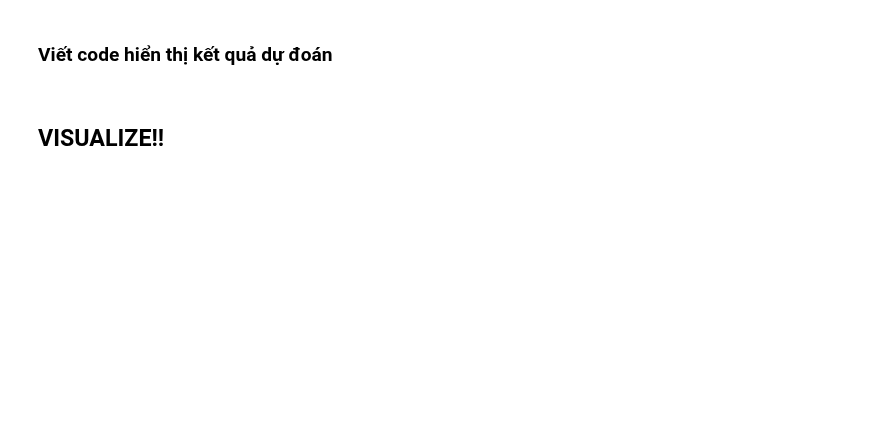
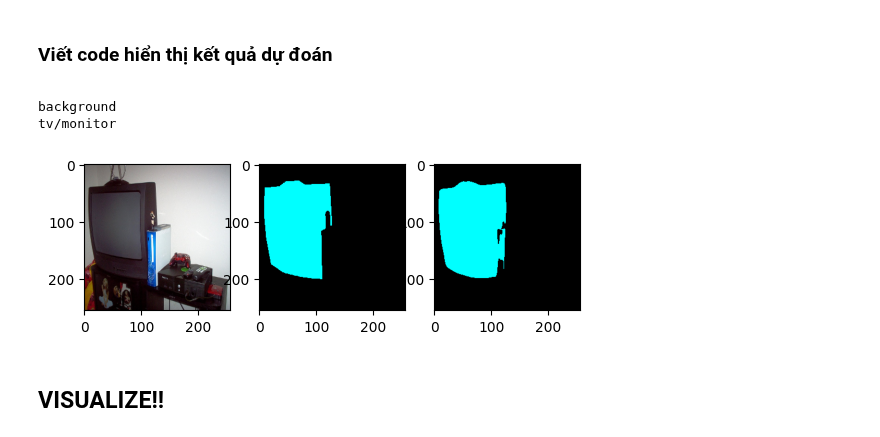
Before and after one commit to Coder0469/Do-an-1, a Jupyter notebook: Week4/Unet_Pascal_VOC_2012.ipynb, the cells around one changed output. Saved outputs shown, nothing was run; the diff lists cells and outputs as text; code cells hidden in the pictures; blank space fills up the shorter version.

```diff
--- a/Week4/Unet_Pascal_VOC_2012.ipynb
+++ b/Week4/Unet_Pascal_VOC_2012.ipynb
@@ -419,6 +412,8 @@ device = torch.device("cuda" if torch.cuda.is_available() else "cpu")
 #load data
 batch_size = 16
 n_workers = os.cpu_count()
+if n_workers > 24:
+    n_workers = 24
 print("num_workers =", n_workers)
 trainloader = torch.utils.data.DataLoader(train_dataset, batch_size=batch_size,
                                           shuffle=True, num_workers=n_workers)
@@ -510,19 +493,17 @@ EP 12, train loss = 0.6445170898255104, accuracy = 0.8128472208325329, IoU = 0.1
 # %%
 acc_meter = AverageMeter()
-train_loss_meter = AverageMeter()
+test_loss_meter = AverageMeter()
 dice_meter = AverageMeter()
 iou_meter = AverageMeter()
 model.eval()
 
-for batch_id, (x, y) in enumerate(tqdm(trainloader), start=1):
-    optimizer.zero_grad()
+for batch_id, (x, y) in enumerate(tqdm(testloader), start=1):
     n = x.shape[0]
     x = x.to(device).float()
     y = y.to(device).long()
     y_hat = model(x) #(B, C, H, W)
     loss = criterion(y_hat, y) #(B, C, H, W) >< (B, H, W)
-    loss.backward()
-    optimizer.step()
+
 
     with torch.no_grad():
         y_hat_mask = y_hat.argmax(dim=1).squeeze() # (B, C, H, W) -> (B, 1, H, W) -> (B, H, W)
@@ -530,12 +511,12 @@ for batch_id, (x, y) in enumerate(tqdm(trainloader), start=1):
         iou_score = iou_fn(y_hat_mask, y.long())
         accuracy = accuracy_function(y_hat_mask, y.long())
 
-        train_loss_meter.update(loss.item(), n)
+        test_loss_meter.update(loss.item(), n)
         iou_meter.update(iou_score.item(), n)
         dice_meter.update(dice_score.item(), n)
         acc_meter.update(accuracy.item(), n)
 
-print("EP {}, train loss = {}, accuracy = {}, IoU = {}, dice = {}".format(
-    ep, train_loss_meter.avg, acc_meter.avg, iou_meter.avg, dice_meter.avg
+print("test loss = {}, accuracy = {}, IoU = {}, dice = {}".format(
+    test_loss_meter.avg, acc_meter.avg, iou_meter.avg, dice_meter.avg
 ))
 # %% [output]
@@ -544,5 +525,32 @@ EP 60, train loss = 0.11979698577050954, accuracy = 0.9587216611768379, IoU = 0.
 <div class="markdown-google-sans">
   <h3>Viết code hiển thị kết quả dự đoán</h3>
 </div>
+# %%
+#predict
+import random
+id = random.randint(0,val_dataset.__len__())
+with torch.no_grad():
+    model.eval()
+    x, y = val_dataset.__getitem__(id)
+    y_predict = model(x.unsqueeze(0).to(device)).argmax(dim=1).squeeze().cpu().numpy()
+    for i in np.unique(y_predict).tolist():
+        print(VOC_CLASSES[i])
+    color_mask_predict = np.zeros((*y_predict.shape, 3))
+    for i, color in enumerate(VOC_COLORMAP):
+        color_mask_predict[y_predict==i] = np.array(color)
+    color_mask = np.zeros((*y_predict.shape, 3))
+    for i, color in enumerate(VOC_COLORMAP):
+        color_mask[y==i] = np.array(color)
+    plt.subplot(1,3,1)
+    plt.imshow(unorm(x).permute(1, 2, 0))
+    plt.subplot(1,3,2)
+    plt.imshow(color_mask)
+    plt.subplot(1,3,3)
+    plt.imshow(color_mask_predict)
+    plt.show()
+# %% [output]
+background
+tv/monitor
+[figure, added]
 # %% [markdown]
 ## VISUALIZE!!
```
Also changed, not shown: parts of 8 cells of this notebook.
